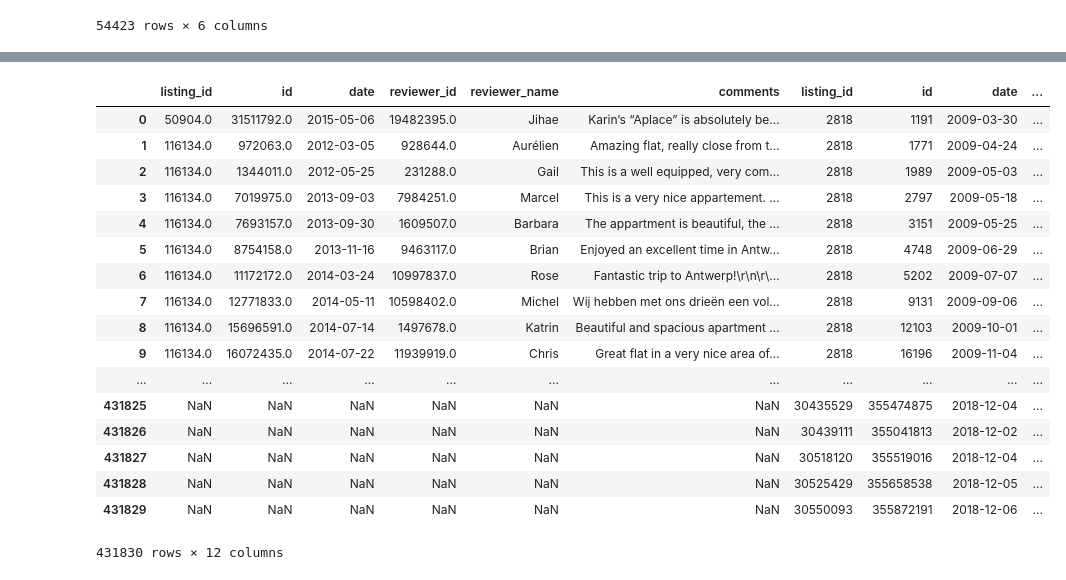
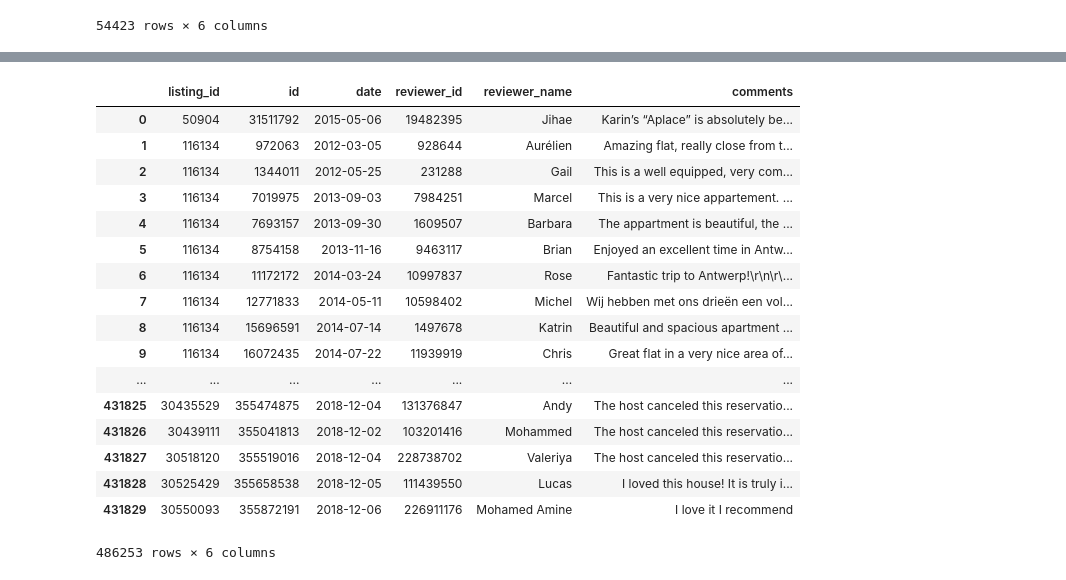
Before and after one commit to Elwing-Chou/TaipeiTechML0120, a Jupyter notebook: airbnb.ipynb, the cells around one changed output, grey strips where cells are left out. Cells and saved outputs as stored; diff of their text form; code cells hidden in the pictures.

```diff
--- a/airbnb.ipynb
+++ b/airbnb.ipynb
@@ -36,6 +36,6 @@ for fn in flist:
         df = temp
     # 第二個csv以後 -> 嫁接到原本的csv
     else:
-        df = pd.concat([df, temp], axis=1)
+        df = pd.concat([df, temp], axis=0)
 df
 # %% [output]
@@ -60,29 +60,29 @@ df
 # %%
 # 先準備等一下要接所有csv的list
 alldf = []
 for fn in flist:
     # 每讀一個, 就把它丟進list
     temp = pd.read_csv(fn, encoding="utf-8")
     alldf.append(temp)
 # 最後一次concat
-df2 = pd.concat(alldf, axis=1)
+df2 = pd.concat(alldf, axis=0)
 df2
 # %% [output]
-|  | listing_id | id | date | reviewer_id | reviewer_name | comments | listing_id | id | date | ... |
-| 0 | 50904.0 | 31511792.0 | 2015-05-06 | 19482395.0 | Jihae | Karin’s “Aplace” is absolutely be... | 2818 | 1191 | 2009-03-30 | ... |
-| 1 | 116134.0 | 972063.0 | 2012-03-05 | 928644.0 | Aurélien | Amazing flat, really close from t... | 2818 | 1771 | 2009-04-24 | ... |
-| 2 | 116134.0 | 1344011.0 | 2012-05-25 | 231288.0 | Gail | This is a well equipped, very com... | 2818 | 1989 | 2009-05-03 | ... |
-| 3 | 116134.0 | 7019975.0 | 2013-09-03 | 7984251.0 | Marcel | This is a very nice appartement. ... | 2818 | 2797 | 2009-05-18 | ... |
-| 4 | 116134.0 | 7693157.0 | 2013-09-30 | 1609507.0 | Barbara | The appartment is beautiful, the ... | 2818 | 3151 | 2009-05-25 | ... |
-| 5 | 116134.0 | 8754158.0 | 2013-11-16 | 9463117.0 | Brian | Enjoyed an excellent time in Antw... | 2818 | 4748 | 2009-06-29 | ... |
-| 6 | 116134.0 | 11172172.0 | 2014-03-24 | 10997837.0 | Rose | Fantastic trip to Antwerp!\r\n\r\... | 2818 | 5202 | 2009-07-07 | ... |
-| 7 | 116134.0 | 12771833.0 | 2014-05-11 | 10598402.0 | Michel | Wij hebben met ons drieën een vol... | 2818 | 9131 | 2009-09-06 | ... |
-| 8 | 116134.0 | 15696591.0 | 2014-07-14 | 1497678.0 | Katrin | Beautiful and spacious apartment ... | 2818 | 12103 | 2009-10-01 | ... |
-| 9 | 116134.0 | 16072435.0 | 2014-07-22 | 11939919.0 | Chris | Great flat in a very nice area of... | 2818 | 16196 | 2009-11-04 | ... |
-| ... | ... | ... | ... | ... | ... | ... | ... | ... | ... | ... |
-| 431825 | NaN | NaN | NaN | NaN | NaN | NaN | 30435529 | 355474875 | 2018-12-04 | ... |
-| 431826 | NaN | NaN | NaN | NaN | NaN | NaN | 30439111 | 355041813 | 2018-12-02 | ... |
-| 431827 | NaN | NaN | NaN | NaN | NaN | NaN | 30518120 | 355519016 | 2018-12-04 | ... |
-| 431828 | NaN | NaN | NaN | NaN | NaN | NaN | 30525429 | 355658538 | 2018-12-05 | ... |
-| 431829 | NaN | NaN | NaN | NaN | NaN | NaN | 30550093 | 355872191 | 2018-12-06 | ... |
+|  | listing_id | id | date | reviewer_id | reviewer_name | comments |
+| 0 | 50904 | 31511792 | 2015-05-06 | 19482395 | Jihae | Karin’s “Aplace” is absolutely be... |
+| 1 | 116134 | 972063 | 2012-03-05 | 928644 | Aurélien | Amazing flat, really close from t... |
+| 2 | 116134 | 1344011 | 2012-05-25 | 231288 | Gail | This is a well equipped, very com... |
+| 3 | 116134 | 7019975 | 2013-09-03 | 7984251 | Marcel | This is a very nice appartement. ... |
+| 4 | 116134 | 7693157 | 2013-09-30 | 1609507 | Barbara | The appartment is beautiful, the ... |
+| 5 | 116134 | 8754158 | 2013-11-16 | 9463117 | Brian | Enjoyed an excellent time in Antw... |
+| 6 | 116134 | 11172172 | 2014-03-24 | 10997837 | Rose | Fantastic trip to Antwerp!\r\n\r\... |
+| 7 | 116134 | 12771833 | 2014-05-11 | 10598402 | Michel | Wij hebben met ons drieën een vol... |
+| 8 | 116134 | 15696591 | 2014-07-14 | 1497678 | Katrin | Beautiful and spacious apartment ... |
+| 9 | 116134 | 16072435 | 2014-07-22 | 11939919 | Chris | Great flat in a very nice area of... |
+| ... | ... | ... | ... | ... | ... | ... |
+| 431825 | 30435529 | 355474875 | 2018-12-04 | 131376847 | Andy | The host canceled this reservatio... |
+| 431826 | 30439111 | 355041813 | 2018-12-02 | 103201416 | Mohammed | The host canceled this reservatio... |
+| 431827 | 30518120 | 355519016 | 2018-12-04 | 228738702 | Valeriya | The host canceled this reservatio... |
+| 431828 | 30525429 | 355658538 | 2018-12-05 | 111439550 | Lucas | I loved this house! It is truly i... |
+| 431829 | 30550093 | 355872191 | 2018-12-06 | 226911176 | Mohamed Amine | I love it I recommend |
-431830 rows × 12 columns
+486253 rows × 6 columns
```
Also changed, not shown: parts of 1 cell of this notebook.
